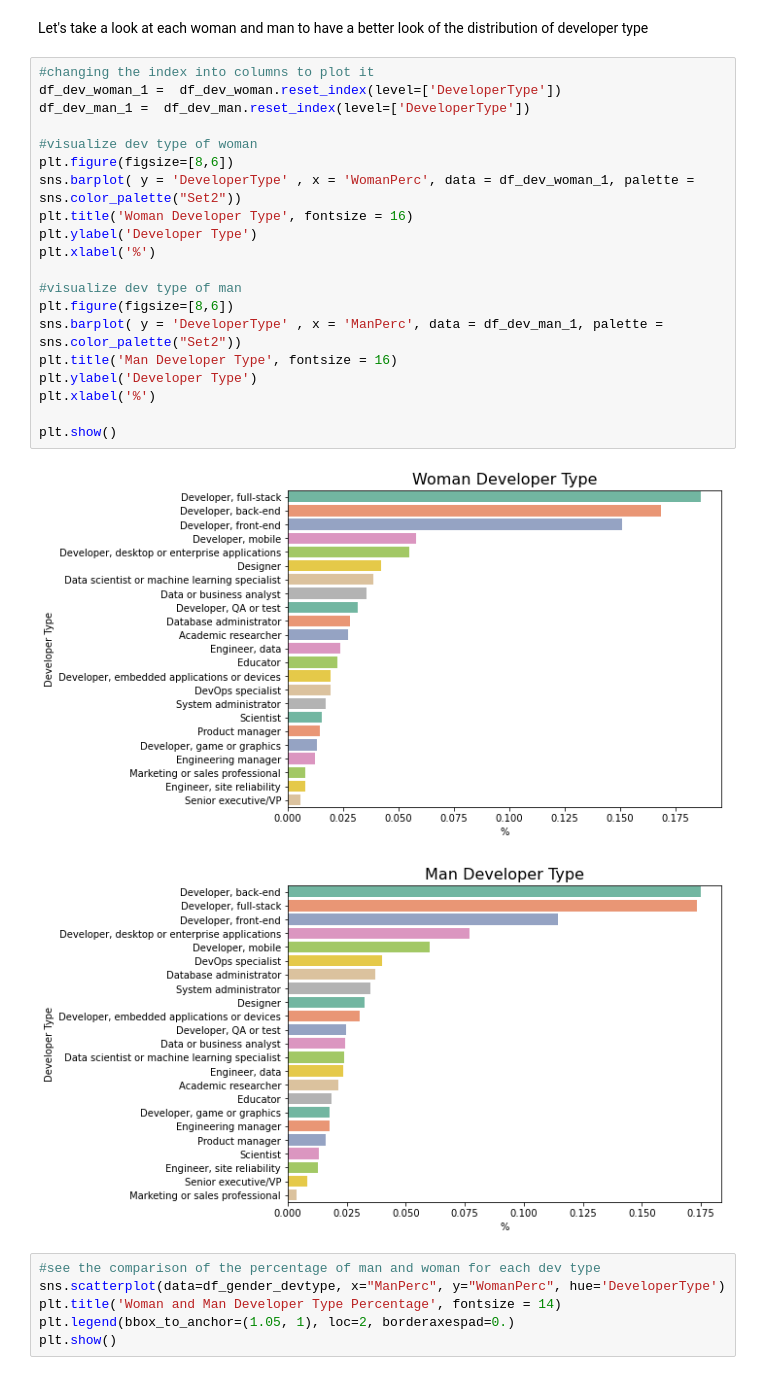
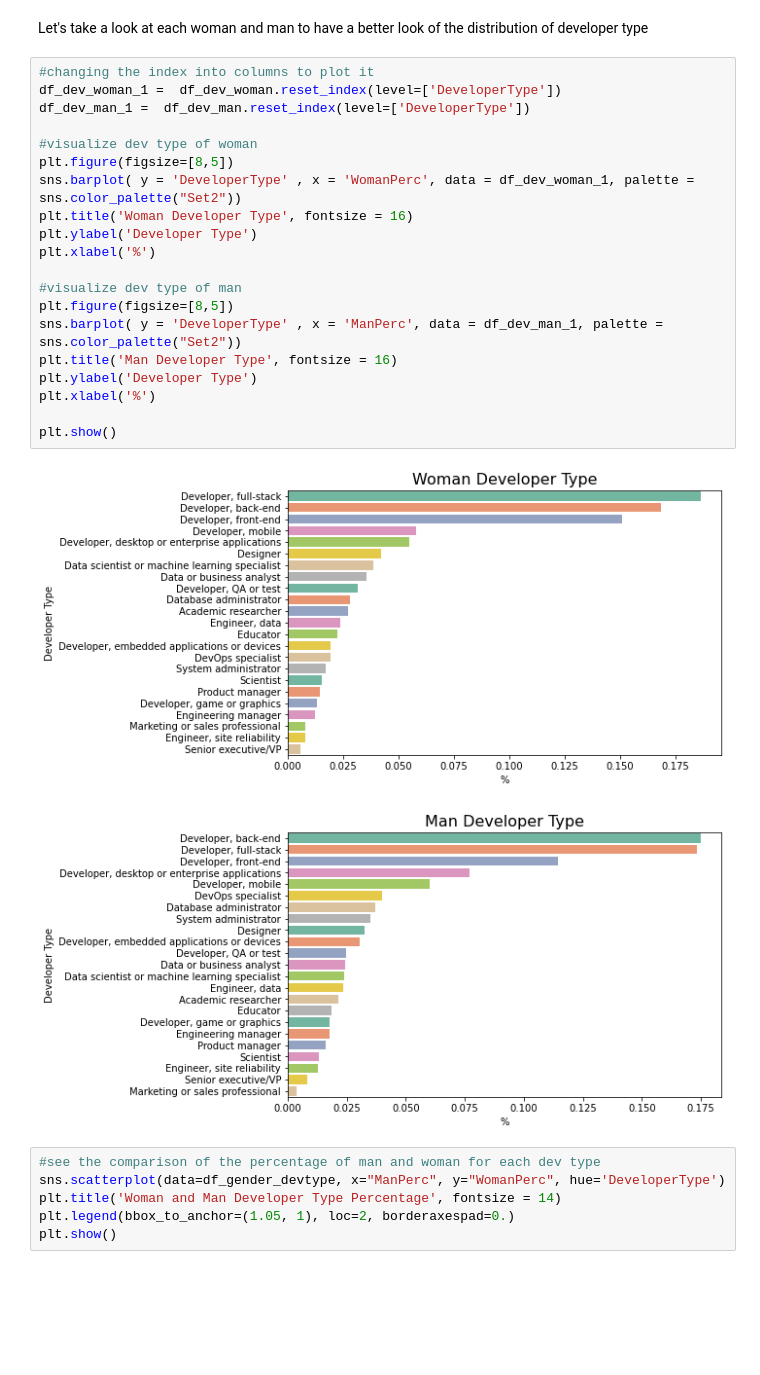
Before and after one commit to WidyaPuspitaloka/StackOverflow_2020_Developer_Survey, a Jupyter notebook: StackOverflow-Developer-Survey-Analysis-2020/StackOverflow2020-Developer-Survey-Analysis.ipynb, the cells around one changed output. Cells and saved outputs as stored; diff of their text form; blank space fills up the shorter version.

```diff
--- a/StackOverflow-Developer-Survey-Analysis-2020/StackOverflow2020-Developer-Survey-Analysis.ipynb
+++ b/StackOverflow-Developer-Survey-Analysis-2020/StackOverflow2020-Developer-Survey-Analysis.ipynb
@@ -1208,26 +1209,26 @@ Let's take a look at each woman and man to have a better look of the distributio
 # %%
 #changing the index into columns to plot it
 df_dev_woman_1 =  df_dev_woman.reset_index(level=['DeveloperType'])
 df_dev_man_1 =  df_dev_man.reset_index(level=['DeveloperType'])
 
 #visualize dev type of woman
-plt.figure(figsize=[8,6])
+plt.figure(figsize=[8,5])
 sns.barplot( y = 'DeveloperType' , x = 'WomanPerc', data = df_dev_woman_1, palette = sns.color_palette("Set2"))
 plt.title('Woman Developer Type', fontsize = 16)
 plt.ylabel('Developer Type')
 plt.xlabel('%')
 
 #visualize dev type of man
-plt.figure(figsize=[8,6])
+plt.figure(figsize=[8,5])
 sns.barplot( y = 'DeveloperType' , x = 'ManPerc', data = df_dev_man_1, palette = sns.color_palette("Set2"))
 plt.title('Man Developer Type', fontsize = 16)
 plt.ylabel('Developer Type')
 plt.xlabel('%')
 
 plt.show()
 # %% [output]
-[figure, old version]
+[figure, new version]
-[figure, old version]
+[figure, new version]
 # %%
 #see the comparison of the percentage of man and woman for each dev type
 sns.scatterplot(data=df_gender_devtype, x="ManPerc", y="WomanPerc", hue='DeveloperType')
```
Also changed, not shown: parts of 18 cells of this notebook.
